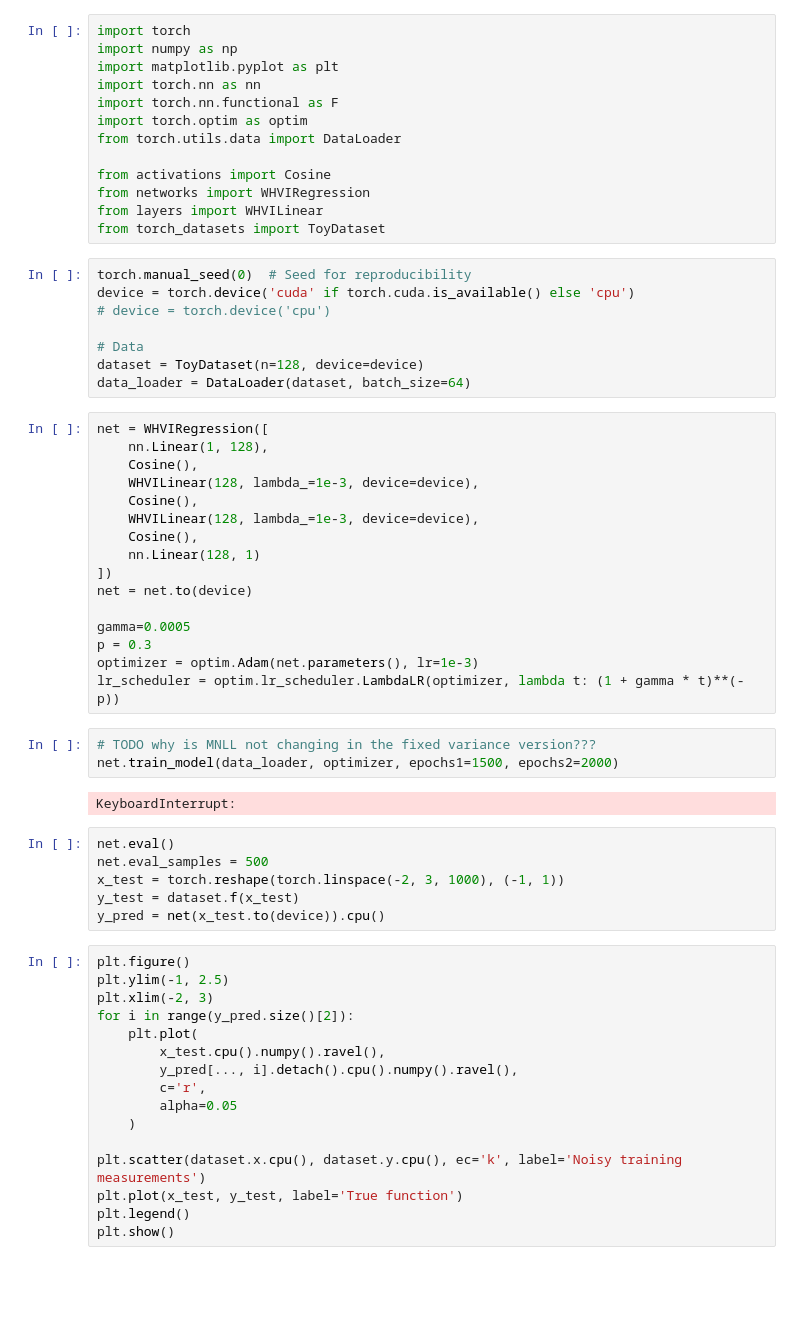
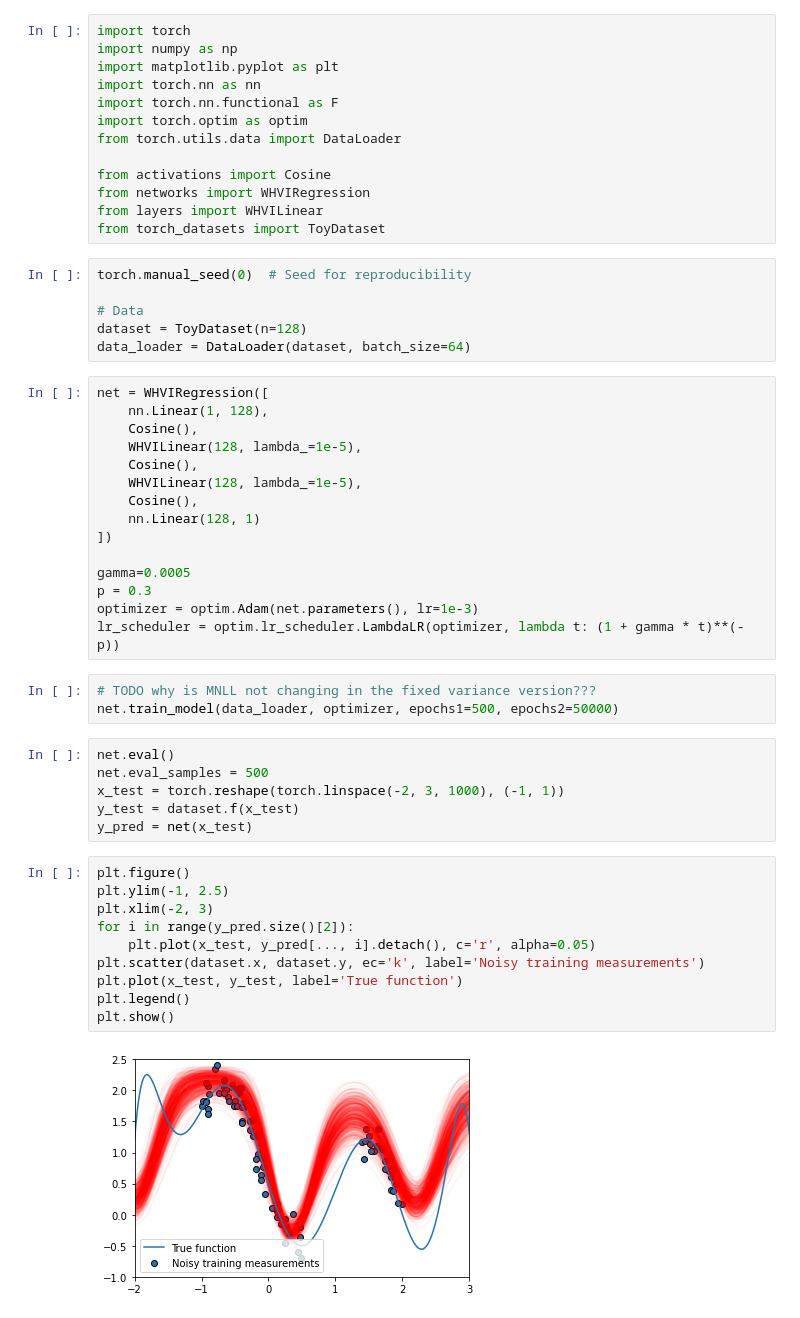
Before and after one commit to ltdung/WHVI, a Jupyter notebook: experiments/3.1 Toy example.ipynb, the cells around one changed output. Drawn from its saved outputs; the diff is of its cells as text; blank space fills up the shorter version.

```diff
--- a/experiments/3.1 Toy example.ipynb
+++ b/experiments/3.1 Toy example.ipynb
@@ -13,23 +13,20 @@ from layers import WHVILinear
 from torch_datasets import ToyDataset
 # %%
 torch.manual_seed(0)  # Seed for reproducibility
-device = torch.device('cuda' if torch.cuda.is_available() else 'cpu')
-# device = torch.device('cpu')
 
 # Data
-dataset = ToyDataset(n=128, device=device)
+dataset = ToyDataset(n=128)
 data_loader = DataLoader(dataset, batch_size=64)
 # %%
 net = WHVIRegression([
     nn.Linear(1, 128),
     Cosine(),
-    WHVILinear(128, lambda_=1e-3, device=device),
+    WHVILinear(128, lambda_=1e-5),
     Cosine(),
-    WHVILinear(128, lambda_=1e-3, device=device),
+    WHVILinear(128, lambda_=1e-5),
     Cosine(),
     nn.Linear(128, 1)
 ])
-net = net.to(device)
 
 gamma=0.0005
 p = 0.3
@@ -37,28 +34,22 @@ optimizer = optim.Adam(net.parameters(), lr=1e-3)
 lr_scheduler = optim.lr_scheduler.LambdaLR(optimizer, lambda t: (1 + gamma * t)**(-p))
 # %%
 # TODO why is MNLL not changing in the fixed variance version???
-net.train_model(data_loader, optimizer, epochs1=1500, epochs2=2000)
+net.train_model(data_loader, optimizer, epochs1=500, epochs2=50000)
-# %% [output]
-KeyboardInterrupt:
 # %%
 net.eval()
 net.eval_samples = 500
 x_test = torch.reshape(torch.linspace(-2, 3, 1000), (-1, 1))
 y_test = dataset.f(x_test)
-y_pred = net(x_test.to(device)).cpu()
+y_pred = net(x_test)
 # %%
 plt.figure()
 plt.ylim(-1, 2.5)
 plt.xlim(-2, 3)
 for i in range(y_pred.size()[2]):
-    plt.plot(
-        x_test.cpu().numpy().ravel(),
-        y_pred[..., i].detach().cpu().numpy().ravel(),
-        c='r',
-        alpha=0.05
-    )
-
-plt.scatter(dataset.x.cpu(), dataset.y.cpu(), ec='k', label='Noisy training measurements')
+    plt.plot(x_test, y_pred[..., i].detach(), c='r', alpha=0.05)
+plt.scatter(dataset.x, dataset.y, ec='k', label='Noisy training measurements')
 plt.plot(x_test, y_test, label='True function')
 plt.legend()
 plt.show()
+# %% [output]
+[figure, added]
```
Also changed, not shown: 5 other files.
